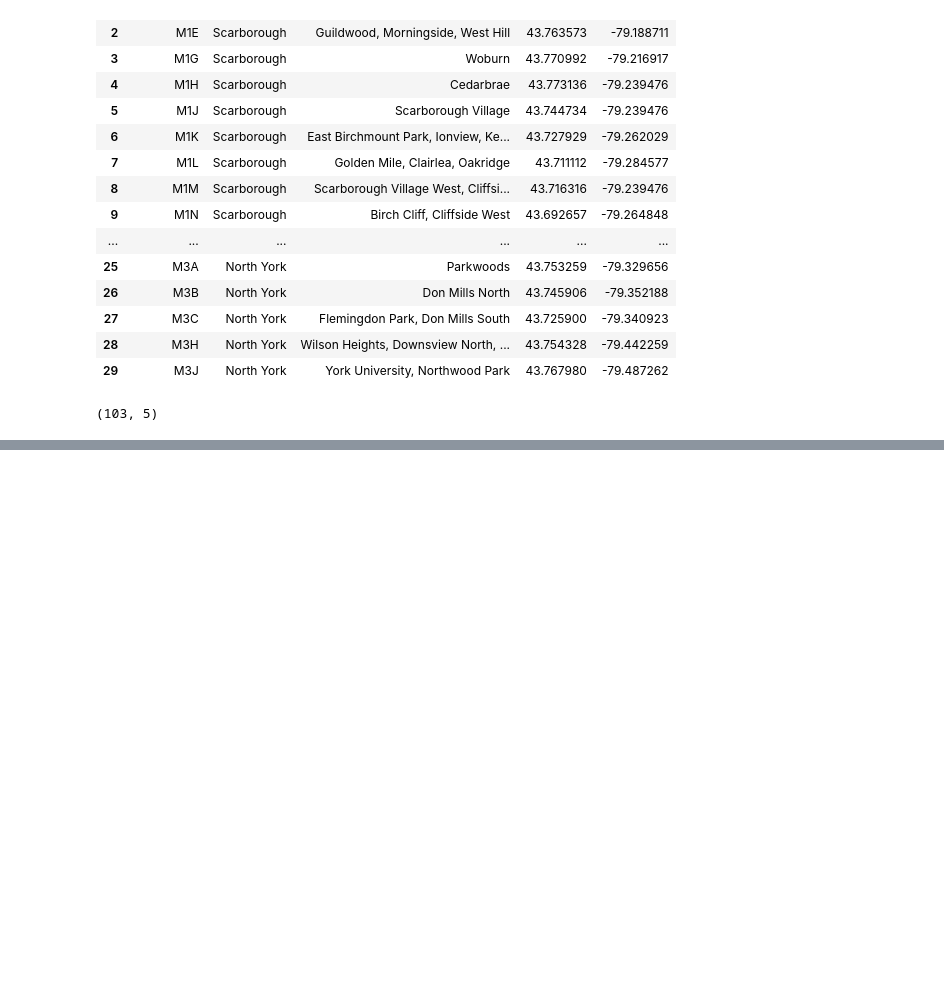
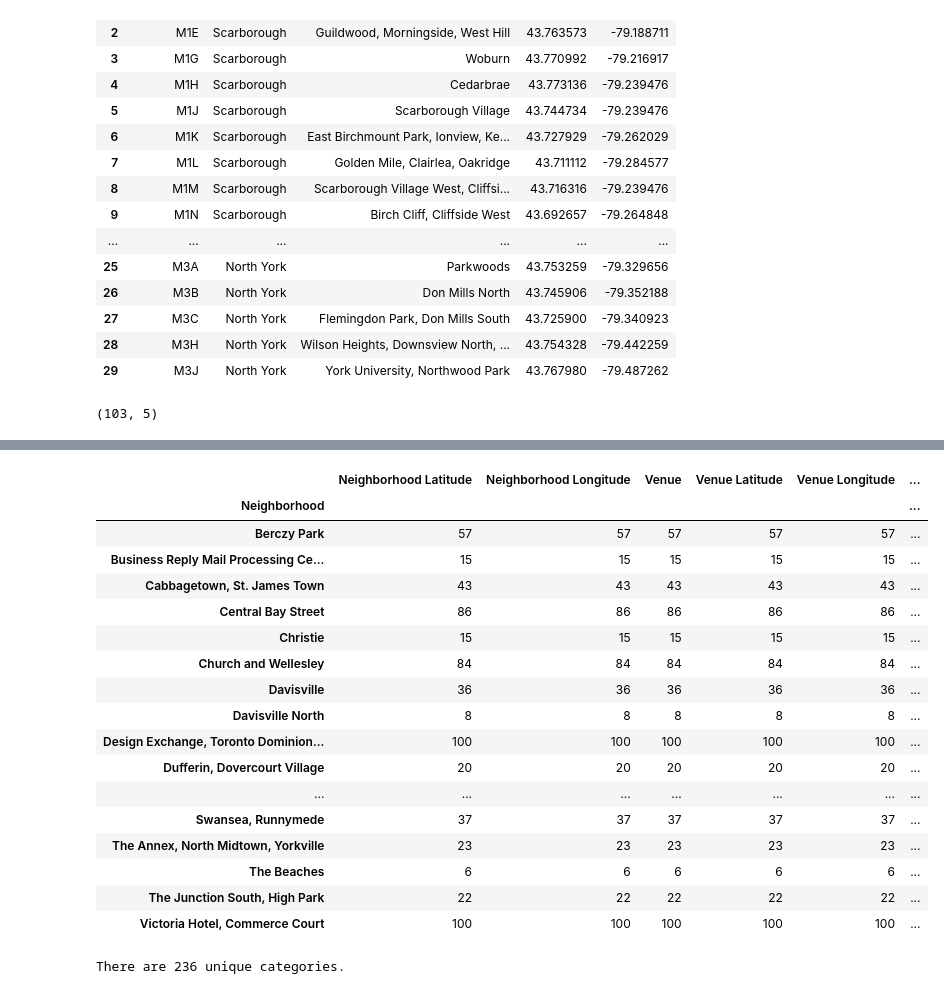
Before and after one commit to shivamiisc/Coursera_Capstone, a Jupyter notebook: coursera_capstoneweeek3p1.ipynb, the cells around one changed output, grey strips where cells are left out. Cells and saved outputs as stored; diff of their text form; code cells hidden in the pictures; blank space fills up the shorter version.

```diff
--- a/coursera_capstoneweeek3p1.ipynb
+++ b/coursera_capstoneweeek3p1.ipynb
@@ -142,0 +178,4 @@ df_can_geo_data.shape
+# %%
+CLIENT_ID = '0KREV0N02JYICMYPCGBXI1WIVWA0J5Y5ETH52S5ZMBHSTFUV' # your Foursquare ID
+CLIENT_SECRET = 'SQ1IV1DDNHUK5P0O3INSN1V1R1LHUZJSBOWFLYAZYLX0UA4H' # your Foursquare Secret
+VERSION = '20190730' # Foursquare API version
@@ -142,0 +233,30 @@ df_can_geo_data.shape
+# %%
+import json
+from pandas.io.json import json_normalize # tranform JSON file into a pandas dataframe
+# function that extracts the category of the venue
+def get_category_type(row):
+    try:
+        categories_list = row['categories']
+    except:
+        categories_list = row['venue.categories']
+
+    if len(categories_list) == 0:
+        return None
+    else:
+        return categories_list[0]['name']
+
+venues = results['response']['groups'][0]['items']
+
+nearby_venues = json_normalize(venues) # flatten JSON
+
+# filter columns
+filtered_columns = ['venue.name', 'venue.categories', 'venue.location.lat', 'venue.location.lng']
+nearby_venues =nearby_venues.loc[:, filtered_columns]
+
+# filter the category for each row
+nearby_venues['venue.categories'] = nearby_venues.apply(get_category_type, axis=1)
+
+# clean columns
+nearby_venues.columns = [col.split(".")[-1] for col in nearby_venues.columns]
+
+nearby_venues.head()
@@ -142,0 +350,27 @@ df_can_geo_data.shape
+# %%
+## lets check how many venues were returned for each neighborhood
+toronto_venues.groupby('Neighborhood').count()
+# %% [output]
+|  | Neighborhood Latitude | Neighborhood Longitude | Venue | Venue Latitude | Venue Longitude | ... |
+| Neighborhood |  |  |  |  |  | ... |
+| Berczy Park | 57 | 57 | 57 | 57 | 57 | ... |
+| Business Reply Mail Processing Ce... | 15 | 15 | 15 | 15 | 15 | ... |
+| Cabbagetown, St. James Town | 43 | 43 | 43 | 43 | 43 | ... |
+| Central Bay Street | 86 | 86 | 86 | 86 | 86 | ... |
+| Christie | 15 | 15 | 15 | 15 | 15 | ... |
+| Church and Wellesley | 84 | 84 | 84 | 84 | 84 | ... |
+| Davisville | 36 | 36 | 36 | 36 | 36 | ... |
+| Davisville North | 8 | 8 | 8 | 8 | 8 | ... |
+| Design Exchange, Toronto Dominion... | 100 | 100 | 100 | 100 | 100 | ... |
+| Dufferin, Dovercourt Village | 20 | 20 | 20 | 20 | 20 | ... |
+| ... | ... | ... | ... | ... | ... | ... |
+| Swansea, Runnymede | 37 | 37 | 37 | 37 | 37 | ... |
+| The Annex, North Midtown, Yorkville | 23 | 23 | 23 | 23 | 23 | ... |
+| The Beaches | 6 | 6 | 6 | 6 | 6 | ... |
+| The Junction South, High Park | 22 | 22 | 22 | 22 | 22 | ... |
+| Victoria Hotel, Commerce Court | 100 | 100 | 100 | 100 | 100 | ... |
+# %%
+## find out how many unique categories are returned
+print('There are {} unique categories.'.format(len(toronto_venues['Venue Category'].unique())))
+# %% [output]
+There are 236 unique categories.
```
Also changed, not shown: parts of 26 cells of this notebook.
